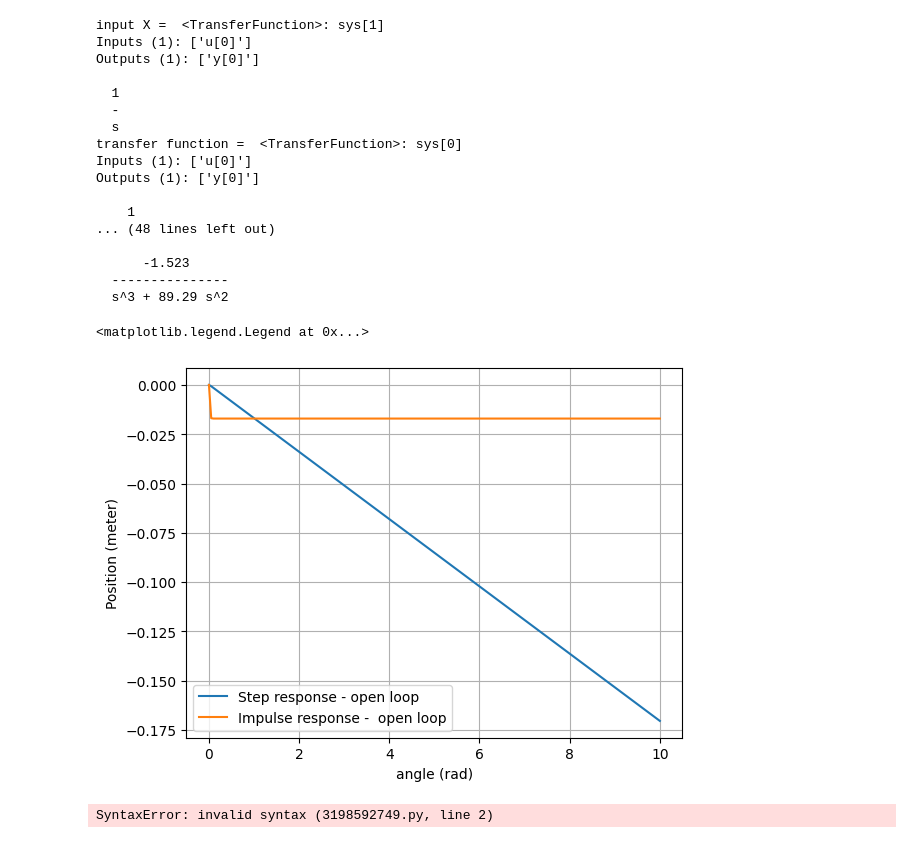
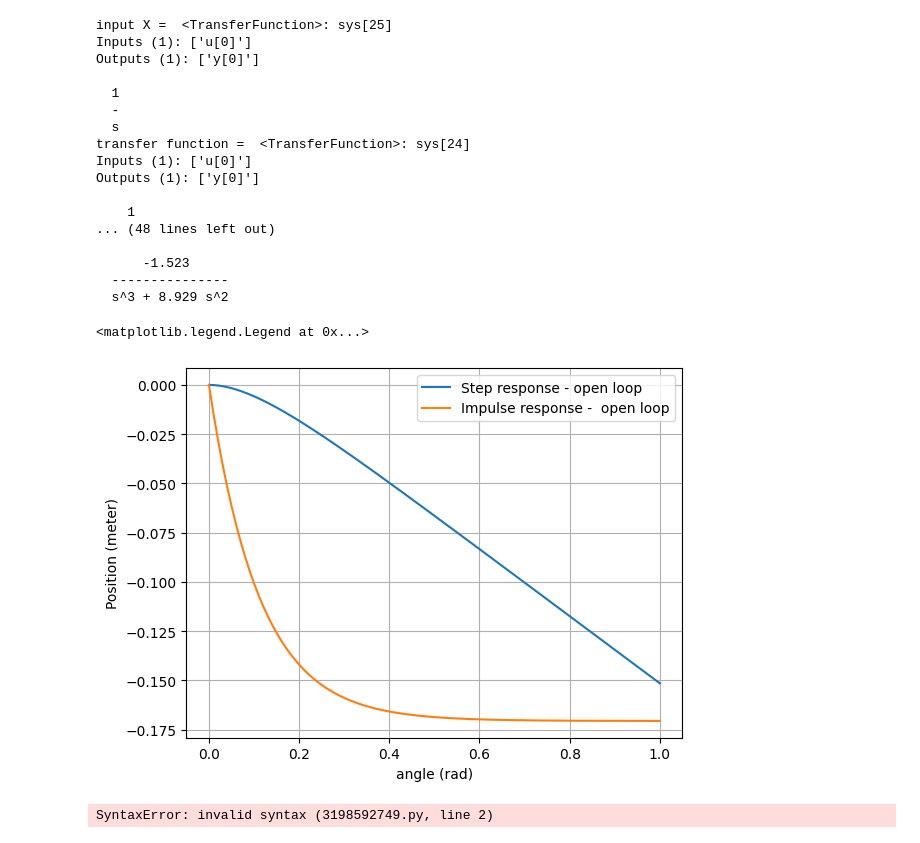
Before and after one commit to TijnAltenaAO/python-modeling, a Jupyter notebook: controlsystemsmodeling.ipynb, the cells around one changed output. Cells and saved outputs as stored; diff of their text form; code cells hidden in the pictures.

```diff
--- a/controlsystemsmodeling.ipynb
+++ b/controlsystemsmodeling.ipynb
@@ -20,7 +20,7 @@ print('output Y = ',Y)
 g = 9.81
 d = 0.0375
 L = 0.1725
-b = 0.1 # total guess
+b = 0.01 # total guess
 m = 0.04 # weight of ball
 R = 0.02
 
@@ -39,39 +39,39 @@ Y_pulse = G_plant * step
 print('input pulse = ', step)
 print('plant transfer function = ', G_plant)
 print('output Y = ', Y_step)
 print('input pulse = ', pulse)
 print('plant transfer function = ', G_plant)
 print('output Y = ', Y_pulse)
 
 #open loop response = the system's output behavior without any feedback, measured after a step change in the systems input (= at the controller's output )
-t,y = step_response(G_plant,T=10,T_num=200, X0=0)     #X0 can be set as initial condition
-t2,yc = impulse_response(G_plant,T=10,T_num=200)
+t,y = step_response(G_plant,T=1,T_num=200, X0=0)     #X0 can be set as initial condition
+t2,yc = impulse_response(G_plant,T=1,T_num=200)
 plt.plot(t,y, label='Step response - open loop')
 plt.plot(t2,yc, label='Impulse response -  open loop')
 plt.grid()
 plt.xlabel('angle (rad)')
 plt.ylabel('Position (meter)')
 plt.legend()
 # %% [output]
-input X =  <TransferFunction>: sys[1]
+input X =  <TransferFunction>: sys[25]
 Inputs (1): ['u[0]']
 Outputs (1): ['y[0]']
 
   1
   -
   s
-transfer function =  <TransferFunction>: sys[0]
+transfer function =  <TransferFunction>: sys[24]
 Inputs (1): ['u[0]']
 Outputs (1): ['y[0]']
 
     1
 ... (48 lines left out)
 
       -1.523
   ---------------
-  s^3 + 89.29 s^2
+  s^3 + 8.929 s^2
 <matplotlib.legend.Legend at 0x...>
-[figure, old version]
+[figure, new version]
 # %%
 # open loop motor
 J = pass
```
Also changed, not shown: parts of 1 cell of this notebook.
